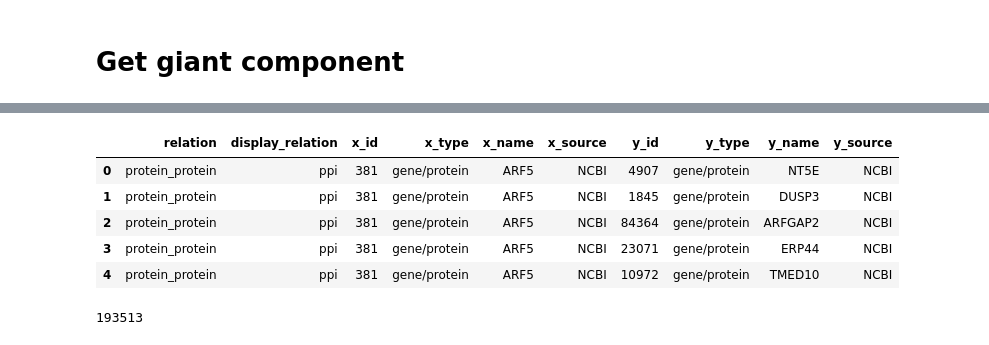
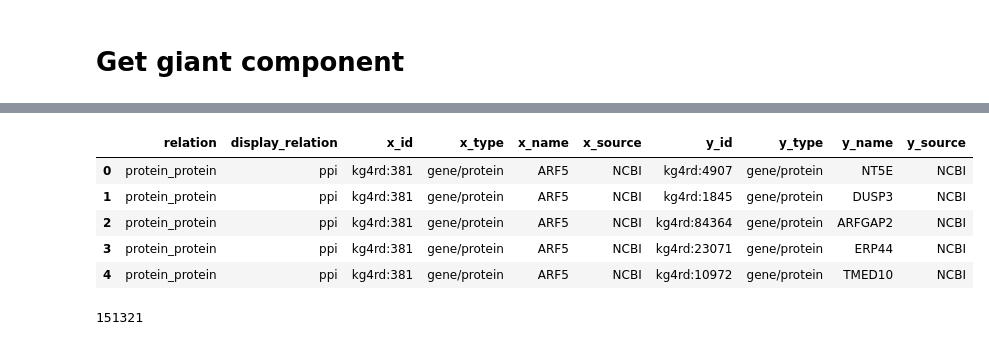
Before and after one commit to CPU-DS/kg4rd, a Jupyter notebook: src/kg4rd/data_process/build_graph.ipynb, the cells around one changed output, grey strips where cells are left out. Saved outputs shown, nothing was run; the diff lists cells and outputs as text; code cells hidden in the pictures.

```diff
--- a/src/kg4rd/data_process/build_graph.ipynb
+++ b/src/kg4rd/data_process/build_graph.ipynb
@@ -884,19 +880,18 @@ Edges: 14641692
 kg = new_kg.copy()
 kg.to_csv(save_path+'auxillary/kg_giant.csv', index=False)
 # %%
-kg = pd.read_csv(save_path+'auxillary/kg_giant.csv')
+kg = pd.read_csv(save_path+'auxillary/kg_giant.csv', low_memory=False)
 kg.head()
 # %% [output]
 |  | relation | display_relation | x_id | x_type | x_name | x_source | y_id | y_type | y_name | y_source |
-| 0 | protein_protein | ppi | 381 | gene/protein | ARF5 | NCBI | 4907 | gene/protein | NT5E | NCBI |
-| 1 | protein_protein | ppi | 381 | gene/protein | ARF5 | NCBI | 1845 | gene/protein | DUSP3 | NCBI |
-| 2 | protein_protein | ppi | 381 | gene/protein | ARF5 | NCBI | 84364 | gene/protein | ARFGAP2 | NCBI |
-| 3 | protein_protein | ppi | 381 | gene/protein | ARF5 | NCBI | 23071 | gene/protein | ERP44 | NCBI |
-| 4 | protein_protein | ppi | 381 | gene/protein | ARF5 | NCBI | 10972 | gene/protein | TMED10 | NCBI |
+| 0 | protein_protein | ppi | kg4rd:381 | gene/protein | ARF5 | NCBI | kg4rd:4907 | gene/protein | NT5E | NCBI |
+| 1 | protein_protein | ppi | kg4rd:381 | gene/protein | ARF5 | NCBI | kg4rd:1845 | gene/protein | DUSP3 | NCBI |
+| 2 | protein_protein | ppi | kg4rd:381 | gene/protein | ARF5 | NCBI | kg4rd:84364 | gene/protein | ARFGAP2 | NCBI |
+| 3 | protein_protein | ppi | kg4rd:381 | gene/protein | ARF5 | NCBI | kg4rd:23071 | gene/protein | ERP44 | NCBI |
+| 4 | protein_protein | ppi | kg4rd:381 | gene/protein | ARF5 | NCBI | kg4rd:10972 | gene/protein | TMED10 | NCBI |
 # %%
 nodes = pd.concat([kg.get(['x_id','x_type', 'x_name','x_source']).rename(columns={'x_id':'node_id', 'x_type':'node_type', 'x_name':'node_name', 'x_source':'node_source'}),
                    kg.get(['y_id','y_type', 'y_name','y_source']).rename(columns={'y_id':'node_id', 'y_type':'node_type', 'y_name':'node_name', 'y_source':'node_source'})])
-nodes = nodes.astype({'node_id': str})
 nodes = nodes.drop_duplicates().reset_index().drop('index',axis=1).reset_index().rename(columns={'index':'node_index'})
 
 kg = pd.merge(kg, nodes.rename(columns={'node_index':'x_index',
@@ -913,7 +908,7 @@ kg = kg.get(['relation', 'display_relation', 'x_index', 'x_id', 'x_type', 'x_nam
 
 edges = kg.get(['relation', 'display_relation', 'x_index', 'y_index']).copy()
 # %% [output]
-193513
+151321
 # %%
 kg.to_csv(save_path+'kg.csv', index=False)
 nodes.to_csv(save_path+'nodes.csv', index=False)
```
Also changed, not shown: parts of 6 cells of this notebook, 4 other files.
